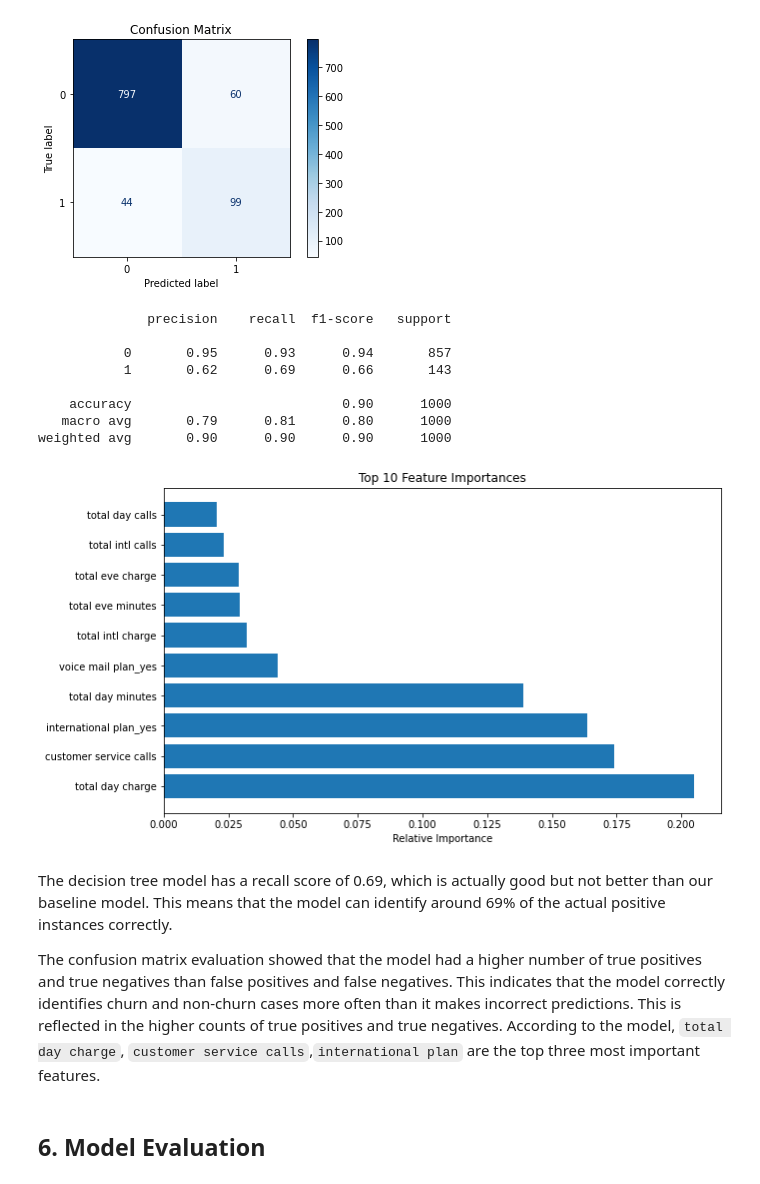
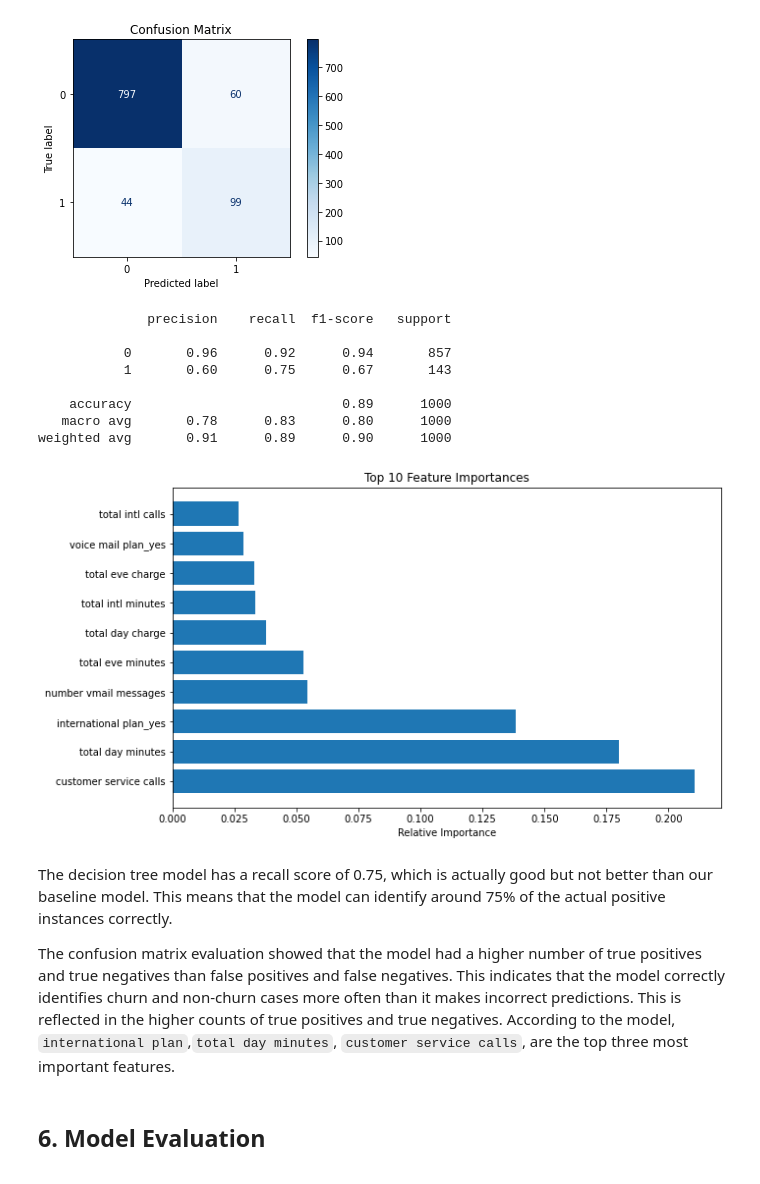
Before and after one commit to Nzoki/PHASE-3-PROJECT, a Jupyter notebook: index.ipynb, the cells around one changed output. Saved outputs shown, nothing was run; the diff lists cells and outputs as text; code cells hidden in the pictures.

Commit message:
modelling completed

```diff
--- a/index.ipynb
+++ b/index.ipynb
@@ -459,9 +459,9 @@ X_train_resampled, y_train_resampled = smote.fit_resample(X_train, y_train)
 logreg = LogisticRegression(random_state=42)
 # %%
 # Fit the model on the training data
-logreg.fit(resampled_x_train, resampled_y_train)
+logreg.fit(X_train_resampled, y_train_resampled)
 #predict on the labels of test set
-y_pred_log = logreg.predict(x_test)
+y_pred_log = logreg.predict(X_test)
 # %%
 from sklearn.metrics import confusion_matrix, ConfusionMatrixDisplay
 # Define the function to plot confusion matrix
@@ -527,10 +527,10 @@ According to the model,`total day charge`, `customer service calls`,`internation
 dt_clf = DecisionTreeClassifier(random_state=42)
 # %%
 #Fit on the training data
-dt_clf.fit(resampled_x_train,resampled_y_train)
+dt_clf.fit(X_train_resampled, y_train_resampled)
 
 #predict on the test set
-y_pred_dt = dt_clf.predict(x_test)
+y_pred_dt = dt_clf.predict(X_test)
 # %%
 plot_confusion_matrix(y_test, y_pred_dt, [0,1])
 # %% [output]
@@ -540,39 +540,39 @@ print(classification_report(y_test,y_pred_dt))
 # %% [output]
               precision    recall  f1-score   support
 
-           0       0.95      0.93      0.94       857
-           1       0.62      0.69      0.66       143
+           0       0.96      0.92      0.94       857
+           1       0.60      0.75      0.67       143
 
-    accuracy                           0.90      1000
-   macro avg       0.79      0.81      0.80      1000
-weighted avg       0.90      0.90      0.90      1000
+    accuracy                           0.89      1000
+   macro avg       0.78      0.83      0.80      1000
+weighted avg       0.91      0.89      0.90      1000
 # %%
 # Get feature importances from the decision tree classifier
 importances = dt_clf.feature_importances_
-feature_names = resampled_x_train.columns
+feature_names = X_train_resampled.columns
 
 # Sort the features by importance in descending order
 indices = np.argsort(importances)[::-1]
 
 # Select the top 10 features
 top_indices = indices[:10]
 top_importances = importances[top_indices]
 top_feature_names = [feature_names[i] for i in top_indices]
 
 # Plot the top 10 feature importances
 plt.figure(figsize=(10, 6))
 plt.title('Top 10 Feature Importances')
 plt.barh(range(len(top_indices)), top_importances, align='center')
 plt.yticks(range(len(top_indices)), top_feature_names)
 plt.xlabel('Relative Importance')
 plt.show()
 # %% [output]
-[figure, old version]
+[figure, new version]
 # %% [markdown]
-The decision tree model has a recall score of 0.69, which is actually good but not better than our baseline model. This means that the model can identify around 69% of the actual positive instances correctly.
+The decision tree model has a recall score of 0.75, which is actually good but not better than our baseline model. This means that the model can identify around 75% of the actual positive instances correctly.
 
 The confusion matrix evaluation showed that the model had a higher number of true positives and true negatives than false positives and false negatives. This indicates that the model correctly identifies churn and non-churn cases more often than it makes incorrect predictions. This is reflected in the higher counts of true positives and true negatives.
-According to the model, `total day charge`, `customer service calls`,`international plan` are the top three most important features.
+According to the model, `international plan`,`total day minutes`, `customer service calls`, are the top three most important features.
 # %% [markdown]
 ## 6. Model Evaluation
 # %% [markdown]
```
Also changed, not shown: parts of 3 cells of this notebook.
